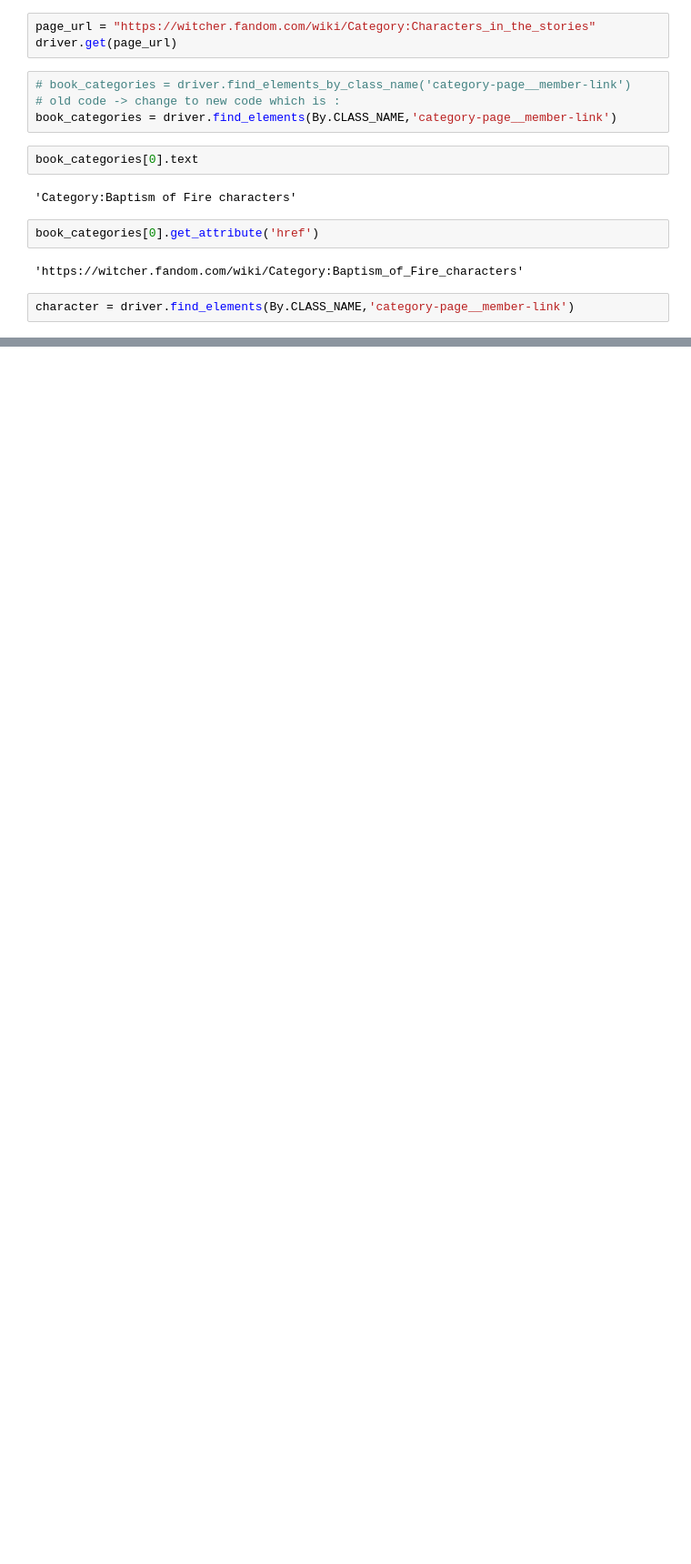
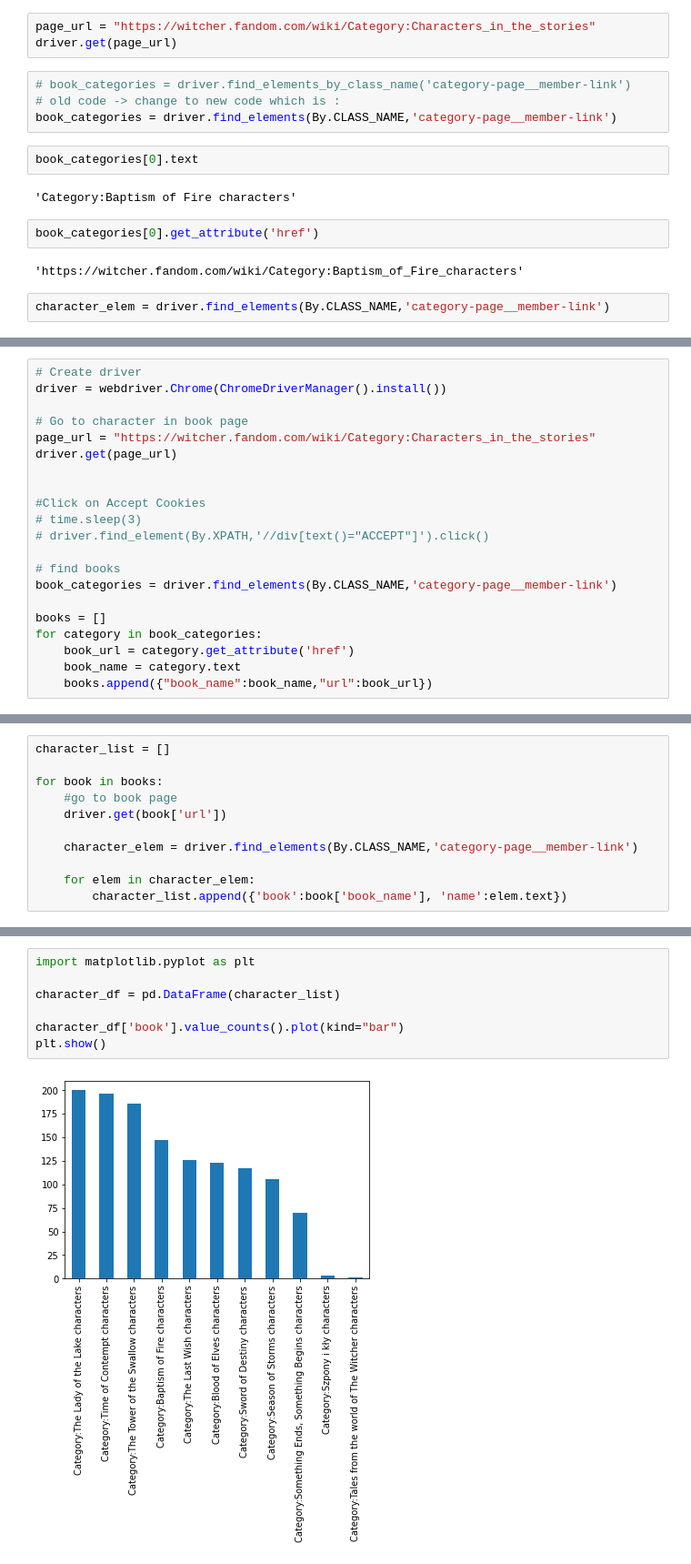
Before and after one commit to izzhamburhan/Witcher_Crawling_Network, a Jupyter notebook: character_scraping.ipynb, the cells around one changed output, grey strips where cells are left out. Shown at 91% size. Saved outputs shown, nothing was run; the diff lists cells and outputs as text; blank space fills up the shorter version.

```diff
--- a/character_scraping.ipynb
+++ b/character_scraping.ipynb
@@ -22,4 +22,4 @@ book_categories[0].get_attribute('href')
 # %% [output]
 'https://witcher.fandom.com/wiki/Category:Baptism_of_Fire_characters'
 # %%
-character = driver.find_elements(By.CLASS_NAME,'category-page__member-link')
+character_elem = driver.find_elements(By.CLASS_NAME,'category-page__member-link')
@@ -25,0 +32,21 @@ character = driver.find_elements(By.CLASS_NAME,'category-page__member-link')
+# %%
+# Create driver
+driver = webdriver.Chrome(ChromeDriverManager().install())
+
+# Go to character in book page
+page_url = "https://witcher.fandom.com/wiki/Category:Characters_in_the_stories"
+driver.get(page_url)
+
+
+#Click on Accept Cookies
+# time.sleep(3)
+# driver.find_element(By.XPATH,'//div[text()="ACCEPT"]').click()
+
+# find books
+book_categories = driver.find_elements(By.CLASS_NAME,'category-page__member-link')
+
+books = []
+for category in book_categories:
+    book_url = category.get_attribute('href')
+    book_name = category.text
+    books.append({"book_name":book_name,"url":book_url})
@@ -25,0 +73,11 @@ character = driver.find_elements(By.CLASS_NAME,'category-page__member-link')
+# %%
+character_list = []
+
+for book in books:
+    #go to book page
+    driver.get(book['url'])
+
+    character_elem = driver.find_elements(By.CLASS_NAME,'category-page__member-link')
+
+    for elem in character_elem:
+        character_list.append({'book':book['book_name'], 'name':elem.text})
@@ -25,0 +142,9 @@ character = driver.find_elements(By.CLASS_NAME,'category-page__member-link')
+# %%
+import matplotlib.pyplot as plt
+
+character_df = pd.DataFrame(character_list)
+
+character_df['book'].value_counts().plot(kind="bar")
+plt.show()
+# %% [output]
+[figure, added]
```
Also changed, not shown: parts of 6 cells of this notebook.
